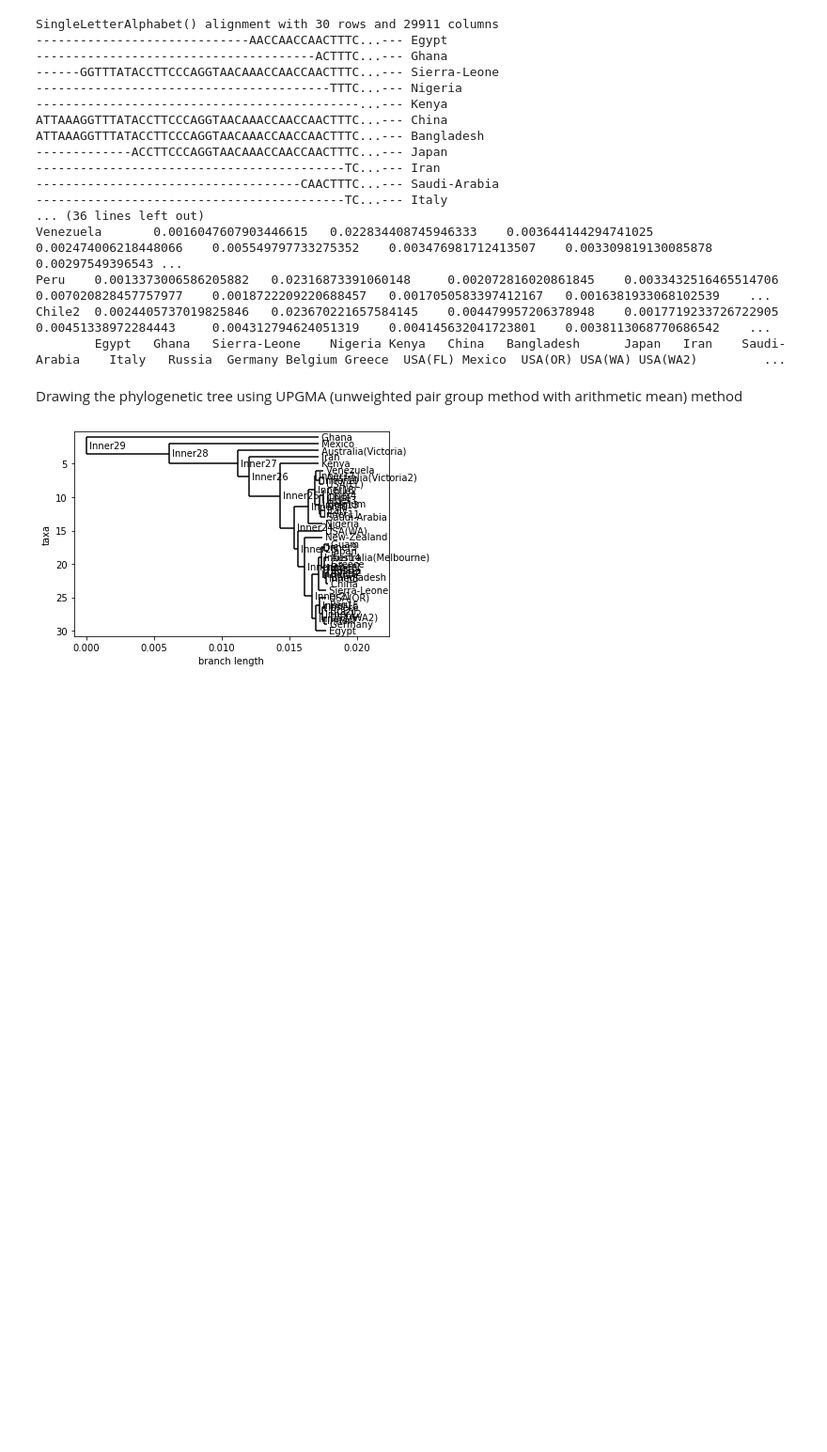
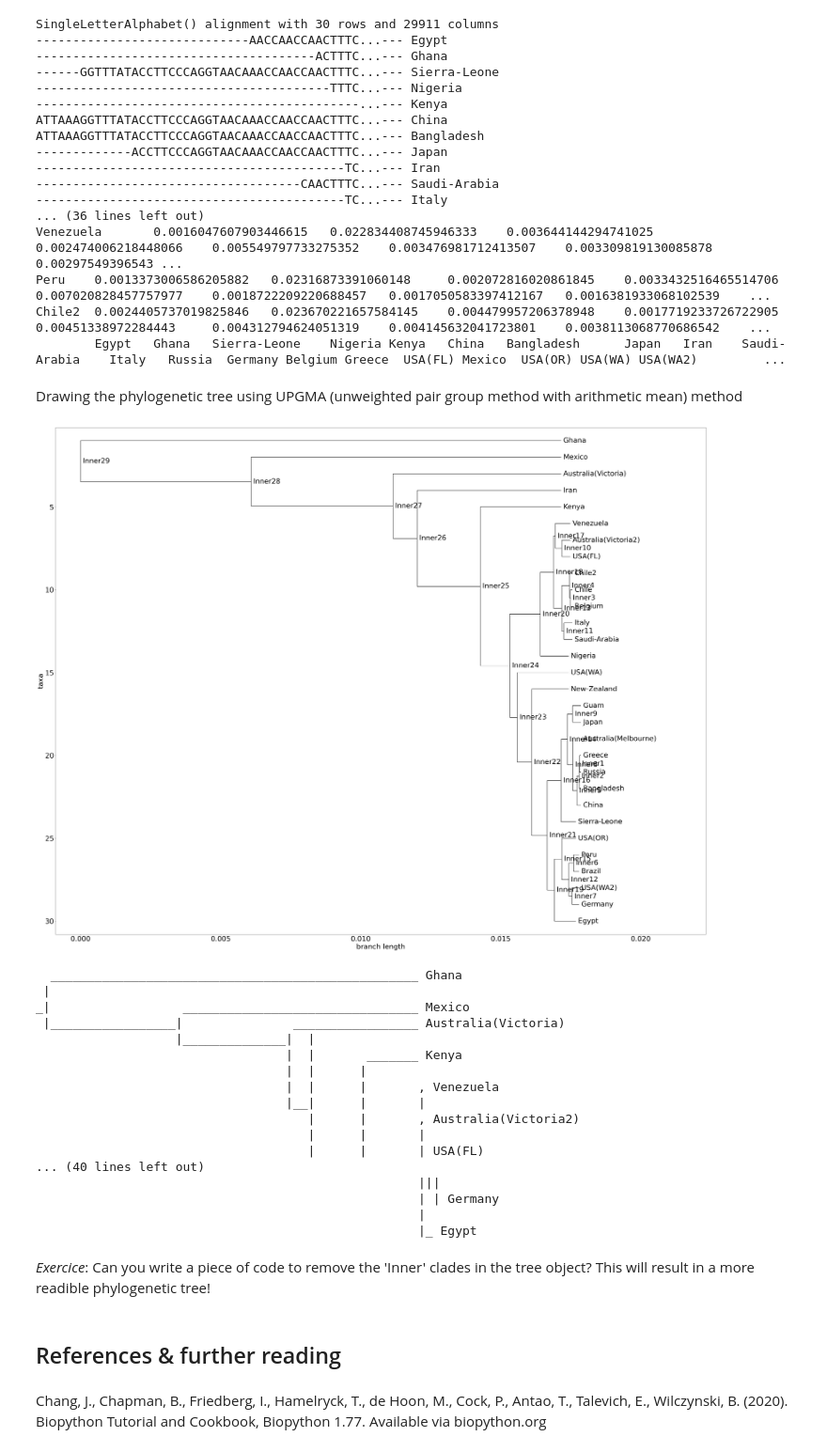
Before and after one commit to Brjacob/iGEM_UGent_2020, a Jupyter notebook: From Sequences to Relationships/5 - Phylogenetic Tree/V_Phylogenetic_Tree.ipynb, the cells around one changed output. Shown at 94% size. Drawn from its saved outputs; the diff is of its cells as text; code cells hidden in the pictures; blank space fills up the shorter version.

```diff
--- a/From Sequences to Relationships/5 - Phylogenetic Tree/V_Phylogenetic_Tree.ipynb
+++ b/From Sequences to Relationships/5 - Phylogenetic Tree/V_Phylogenetic_Tree.ipynb
@@ -72,7 +103,7 @@ You can find the result of the msa in your working directory. It will be a fasta
 # %% [markdown]
 Before drawing the actual tree, we create a distance matrix. This forms the basis for the tree.
 # %%
-out_file = "alignment_covid_general.fasta"
+out_file = "alignment_covid.fasta"
 
 
 # Read alignment file
@@ -105,12 +136,50 @@ Chile2  0.0024405737019825846   0.023670221657584145    0.004479957206378948
         Egypt   Ghana   Sierra-Leone    Nigeria Kenya   China   Bangladesh      Japan   Iran    Saudi-Arabia    Italy   Russia  Germany Belgium Greece  USA(FL) Mexico  USA(OR) USA(WA) USA(WA2)         ...
 # %% [markdown]
 Drawing the phylogenetic tree using UPGMA (unweighted pair group method with arithmetic mean) method
-# %%
-from Bio import Phylo
-from Bio.Phylo.TreeConstruction import DistanceTreeConstructor
-constructor = DistanceTreeConstructor()
-tree = constructor.upgma(dm)
-
-Phylo.draw(tree, do_show=True)
-# %% [output]
-[figure, removed]
+# %%
+from Bio import Phylo
+from Bio.Phylo.TreeConstruction import DistanceTreeConstructor
+constructor = DistanceTreeConstructor()
+tree = constructor.upgma(dm)
+
+import matplotlib
+import matplotlib.pyplot as plt
+
+def plot_tree(tree, output_file):
+    # set the size of the figure
+    fig = plt.figure(figsize=(50, 40), dpi=100)
+    # fig.set_size_inches(10, 20) # in inches
+    plt.rcParams.update({'font.size':30})
+    axes = fig.add_subplot(1, 1, 1)
+    fig1 = plt.gcf()
+    Phylo.draw(tree, axes=axes, branch_labels=None)
+    Phylo.draw_ascii(tree)
+    fig1.savefig(output_file, dpi=100)
+    return
+
+plot_tree(tree,"tree.jpg")
+# %% [output]
+[figure, added]
+  __________________________________________________ Ghana
+ |
+_|                  ________________________________ Mexico
+ |_________________|               _________________ Australia(Victoria)
+                   |______________|  |
+                                  |  |       _______ Kenya
+                                  |  |      |
+                                  |  |      |       , Venezuela
+                                  |__|      |       |
+                                     |      |       , Australia(Victoria2)
+                                     |      |       |
+                                     |      |       | USA(FL)
+... (40 lines left out)
+                                                    |||
+                                                    | | Germany
+                                                    |
+                                                    |_ Egypt
+# %% [markdown]
+*Exercice*: Can you write a piece of code to remove the 'Inner' clades in the tree object? This will result in a more readible phylogenetic tree!
+# %% [markdown]
+## References & further reading
+# %% [markdown]
+Chang, J., Chapman, B., Friedberg, I., Hamelryck, T., de Hoon, M., Cock, P., Antao, T., Talevich, E., Wilczynski, B. (2020). Biopython Tutorial and Cookbook, Biopython 1.77. Available via biopython.org
```
Also changed, not shown: parts of 5 cells of this notebook.
